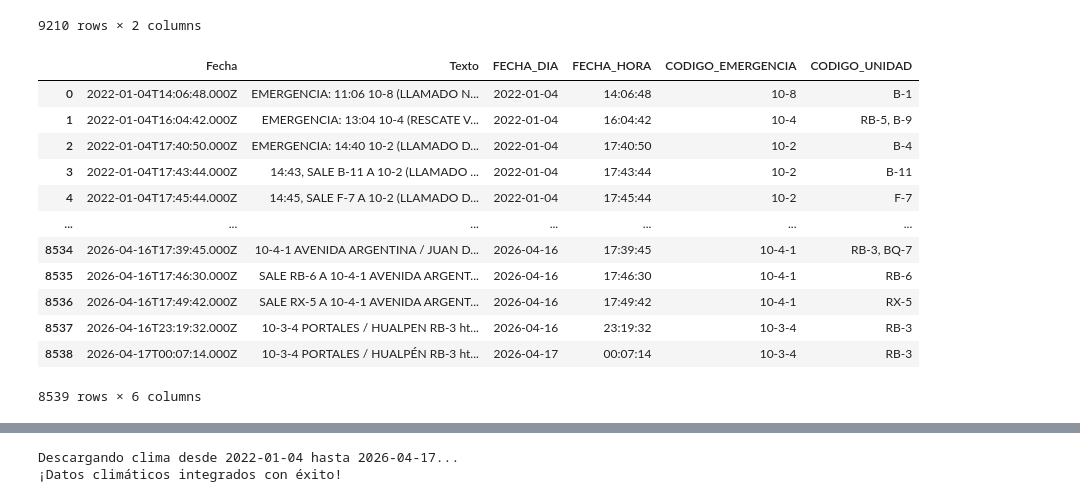
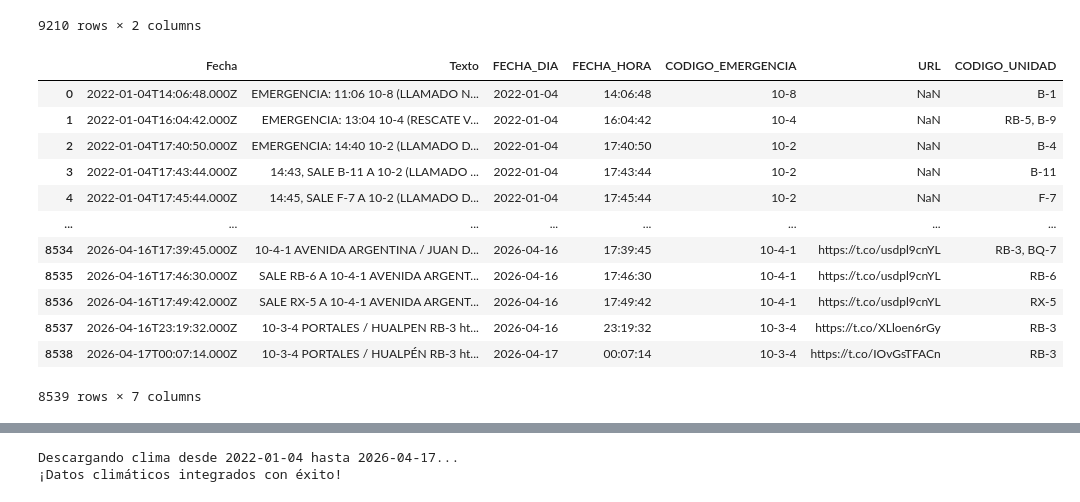
Before and after one commit to ptoledor/emergency-oracle, a Jupyter notebook: 02_data/process_data.ipynb, the cells around one changed output, grey strips where cells are left out. Cells and saved outputs as stored; diff of their text form; code cells hidden in the pictures.

```diff
--- a/02_data/process_data.ipynb
+++ b/02_data/process_data.ipynb
@@ -25,40 +30,40 @@ df
 | 9209 | 2026-04-17T00:07:14.000Z | 10-3-4 PORTALES / HUALPÉN RB-3 ht... |
 9210 rows × 2 columns
 # %%
-import pandas as pd
 df = pd.read_csv('compiled_scraped_data.csv', sep=';', decimal=',')
 df['FECHA_DIA'] = df['Fecha'].astype(str).str[:10]
 df['FECHA_HORA'] = df['Fecha'].astype(str).str[11:19]
 patron = r"\b(10-\d+(?:-\d+)?)\b"
 df['CODIGO_EMERGENCIA'] = df['Texto'].str.extract(patron)
+df['URL'] = df['Texto'].str.extract(r'(https?://[^\s]+)')
 
 
 mask_pastizal = df['Texto'].str.contains(r'PASTIZAL|FORESTAL', case=False, na=False)
 mask_incendio = df['Texto'].str.contains(r'INCENDIO', case=False, na=False)
 
 df['CODIGO_EMERGENCIA'] = np.where(
     df['CODIGO_EMERGENCIA'].notna(), df['CODIGO_EMERGENCIA'],
     np.where(mask_pastizal, '10-2-3',
     np.where(mask_incendio, '10-0-6', '0-0-0'))
 )
 
 patron = r"\b[A-Z]+-?\d+\b"  # Para códigos tipo "B5", "B-5", "RX5", "RX-5"
 df['CODIGO_UNIDAD'] = df["Texto"].str.findall(patron).str.join(", ")
 df
 # %% [output]
-|  | Fecha | Texto | FECHA_DIA | FECHA_HORA | CODIGO_EMERGENCIA | CODIGO_UNIDAD |
-| 0 | 2022-01-04T14:06:48.000Z | EMERGENCIA: 11:06 10-8 (LLAMADO N... | 2022-01-04 | 14:06:48 | 10-8 | B-1 |
-| 1 | 2022-01-04T16:04:42.000Z | EMERGENCIA: 13:04 10-4 (RESCATE V... | 2022-01-04 | 16:04:42 | 10-4 | RB-5, B-9 |
-| 2 | 2022-01-04T17:40:50.000Z | EMERGENCIA: 14:40 10-2 (LLAMADO D... | 2022-01-04 | 17:40:50 | 10-2 | B-4 |
-| 3 | 2022-01-04T17:43:44.000Z | 14:43, SALE B-11 A 10-2 (LLAMADO ... | 2022-01-04 | 17:43:44 | 10-2 | B-11 |
-| 4 | 2022-01-04T17:45:44.000Z | 14:45, SALE F-7 A 10-2 (LLAMADO D... | 2022-01-04 | 17:45:44 | 10-2 | F-7 |
-| ... | ... | ... | ... | ... | ... | ... |
-| 8534 | 2026-04-16T17:39:45.000Z | 10-4-1 AVENIDA ARGENTINA / JUAN D... | 2026-04-16 | 17:39:45 | 10-4-1 | RB-3, BQ-7 |
-| 8535 | 2026-04-16T17:46:30.000Z | SALE RB-6 A 10-4-1 AVENIDA ARGENT... | 2026-04-16 | 17:46:30 | 10-4-1 | RB-6 |
-| 8536 | 2026-04-16T17:49:42.000Z | SALE RX-5 A 10-4-1 AVENIDA ARGENT... | 2026-04-16 | 17:49:42 | 10-4-1 | RX-5 |
-| 8537 | 2026-04-16T23:19:32.000Z | 10-3-4 PORTALES / HUALPEN RB-3 ht... | 2026-04-16 | 23:19:32 | 10-3-4 | RB-3 |
-| 8538 | 2026-04-17T00:07:14.000Z | 10-3-4 PORTALES / HUALPÉN RB-3 ht... | 2026-04-17 | 00:07:14 | 10-3-4 | RB-3 |
+|  | Fecha | Texto | FECHA_DIA | FECHA_HORA | CODIGO_EMERGENCIA | URL | CODIGO_UNIDAD |
+| 0 | 2022-01-04T14:06:48.000Z | EMERGENCIA: 11:06 10-8 (LLAMADO N... | 2022-01-04 | 14:06:48 | 10-8 | NaN | B-1 |
+| 1 | 2022-01-04T16:04:42.000Z | EMERGENCIA: 13:04 10-4 (RESCATE V... | 2022-01-04 | 16:04:42 | 10-4 | NaN | RB-5, B-9 |
+| 2 | 2022-01-04T17:40:50.000Z | EMERGENCIA: 14:40 10-2 (LLAMADO D... | 2022-01-04 | 17:40:50 | 10-2 | NaN | B-4 |
+| 3 | 2022-01-04T17:43:44.000Z | 14:43, SALE B-11 A 10-2 (LLAMADO ... | 2022-01-04 | 17:43:44 | 10-2 | NaN | B-11 |
+| 4 | 2022-01-04T17:45:44.000Z | 14:45, SALE F-7 A 10-2 (LLAMADO D... | 2022-01-04 | 17:45:44 | 10-2 | NaN | F-7 |
+| ... | ... | ... | ... | ... | ... | ... | ... |
+| 8534 | 2026-04-16T17:39:45.000Z | 10-4-1 AVENIDA ARGENTINA / JUAN D... | 2026-04-16 | 17:39:45 | 10-4-1 | https://t.co/usdpl9cnYL | RB-3, BQ-7 |
+| 8535 | 2026-04-16T17:46:30.000Z | SALE RB-6 A 10-4-1 AVENIDA ARGENT... | 2026-04-16 | 17:46:30 | 10-4-1 | https://t.co/usdpl9cnYL | RB-6 |
+| 8536 | 2026-04-16T17:49:42.000Z | SALE RX-5 A 10-4-1 AVENIDA ARGENT... | 2026-04-16 | 17:49:42 | 10-4-1 | https://t.co/usdpl9cnYL | RX-5 |
+| 8537 | 2026-04-16T23:19:32.000Z | 10-3-4 PORTALES / HUALPEN RB-3 ht... | 2026-04-16 | 23:19:32 | 10-3-4 | https://t.co/XLloen6rGy | RB-3 |
+| 8538 | 2026-04-17T00:07:14.000Z | 10-3-4 PORTALES / HUALPÉN RB-3 ht... | 2026-04-17 | 00:07:14 | 10-3-4 | https://t.co/IOvGsTFACn | RB-3 |
-8539 rows × 6 columns
+8539 rows × 7 columns
 # %%
 df['FECHA_DT'] = pd.to_datetime(df['Fecha'])
 df['MONTH_NAME'] = pd.to_datetime(df['FECHA_DT']).dt.month_name()
```
Also changed, not shown: parts of 9 cells of this notebook, 11 other files.
